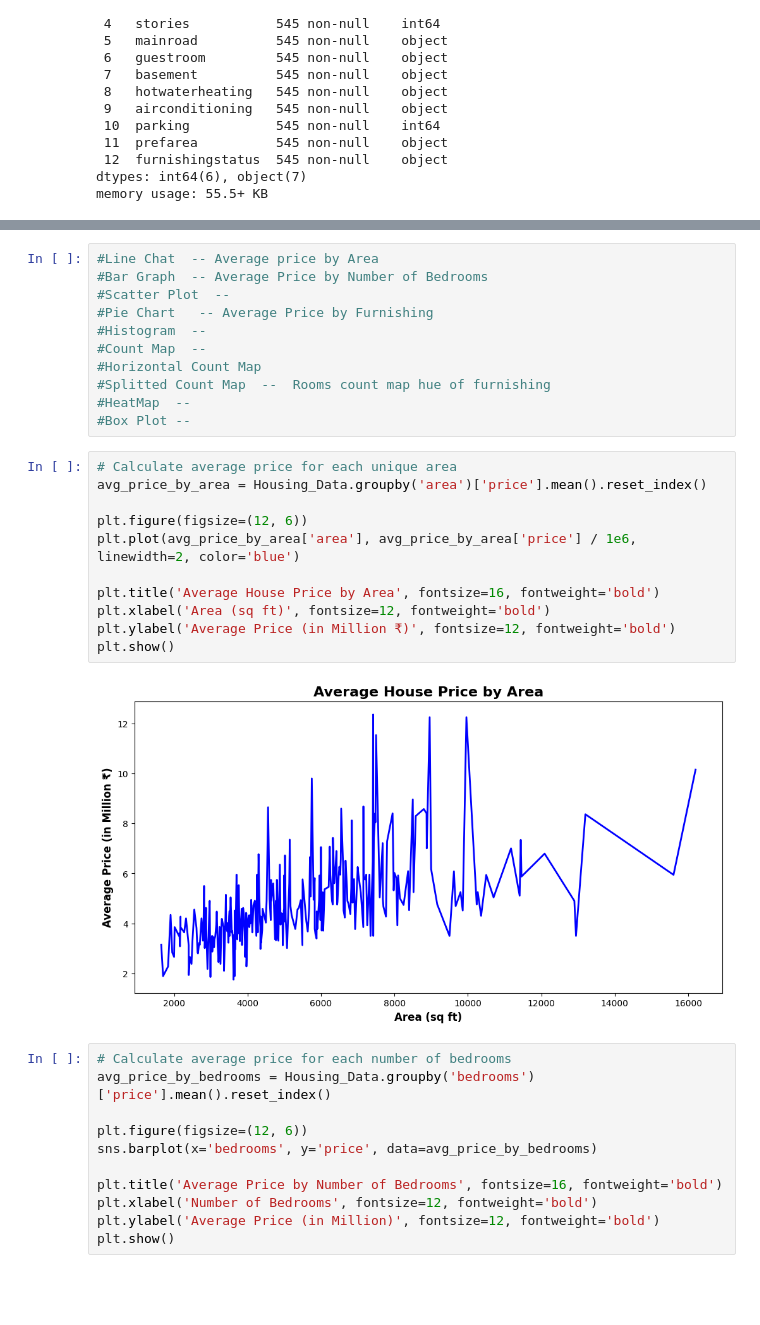
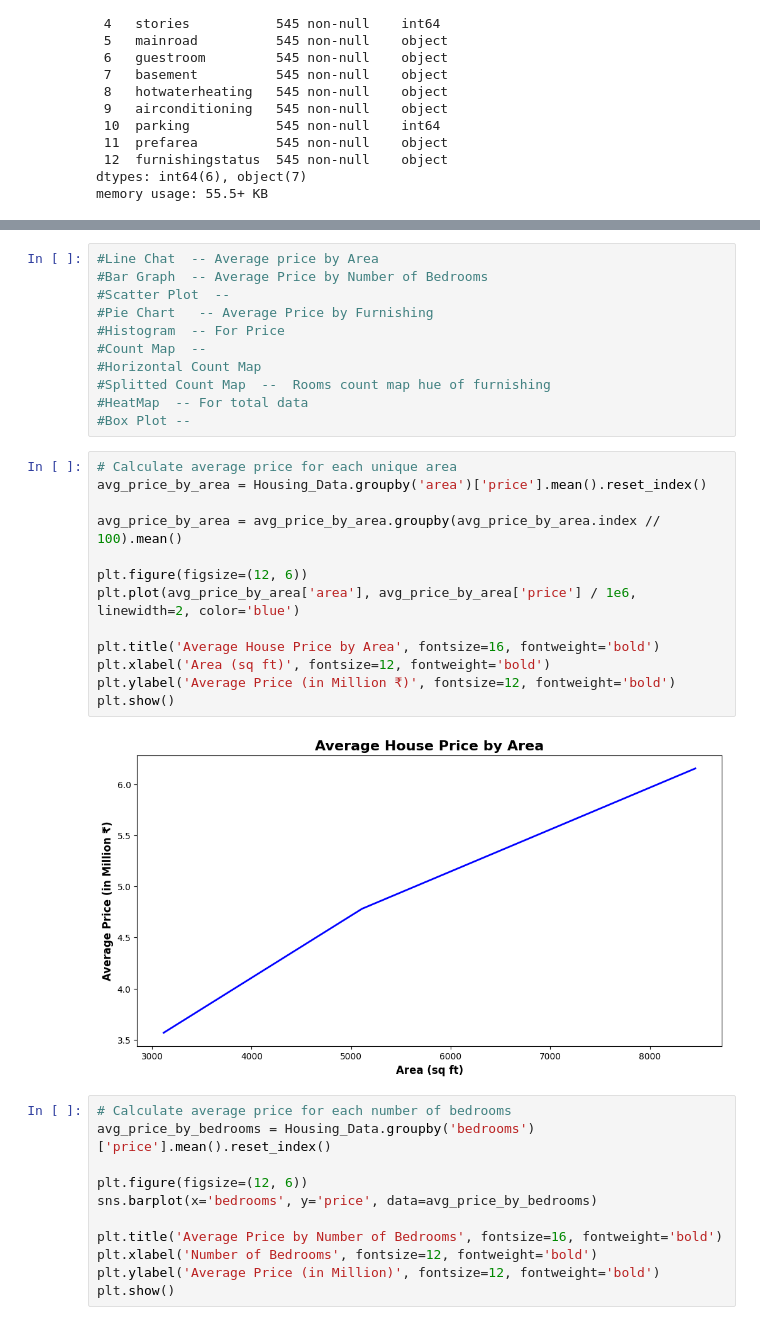
Before and after one commit to JayPatil165/CDAC_Bootcamp, a Jupyter notebook: Assignments/Assignment 2/Assignment_2_Solution.ipynb, the cells around one changed output, grey strips where cells are left out. Drawn from its saved outputs; the diff is of its cells as text; blank space fills up the shorter version.

```diff
--- a/Assignments/Assignment 2/Assignment_2_Solution.ipynb
+++ b/Assignments/Assignment 2/Assignment_2_Solution.ipynb
@@ -44,25 +44,27 @@ Housing_Data.head()
 #Bar Graph  -- Average Price by Number of Bedrooms
 #Scatter Plot  --
 #Pie Chart   -- Average Price by Furnishing
-#Histogram  --
+#Histogram  -- For Price
 #Count Map  --
 #Horizontal Count Map
 #Splitted Count Map  --  Rooms count map hue of furnishing
-#HeatMap  --
+#HeatMap  -- For total data
 #Box Plot --
 # %%
 # Calculate average price for each unique area
 avg_price_by_area = Housing_Data.groupby('area')['price'].mean().reset_index()
+
+avg_price_by_area = avg_price_by_area.groupby(avg_price_by_area.index // 100).mean()
 
 plt.figure(figsize=(12, 6))
 plt.plot(avg_price_by_area['area'], avg_price_by_area['price'] / 1e6, linewidth=2, color='blue')
 
 plt.title('Average House Price by Area', fontsize=16, fontweight='bold')
 plt.xlabel('Area (sq ft)', fontsize=12, fontweight='bold')
 plt.ylabel('Average Price (in Million ₹)', fontsize=12, fontweight='bold')
 plt.show()
 # %% [output]
-[figure, old version]
+[figure, new version]
 # %%
 # Calculate average price for each number of bedrooms
 avg_price_by_bedrooms = Housing_Data.groupby('bedrooms')['price'].mean().reset_index()
```
Also changed, not shown: parts of 2 cells of this notebook, 7 other files.
